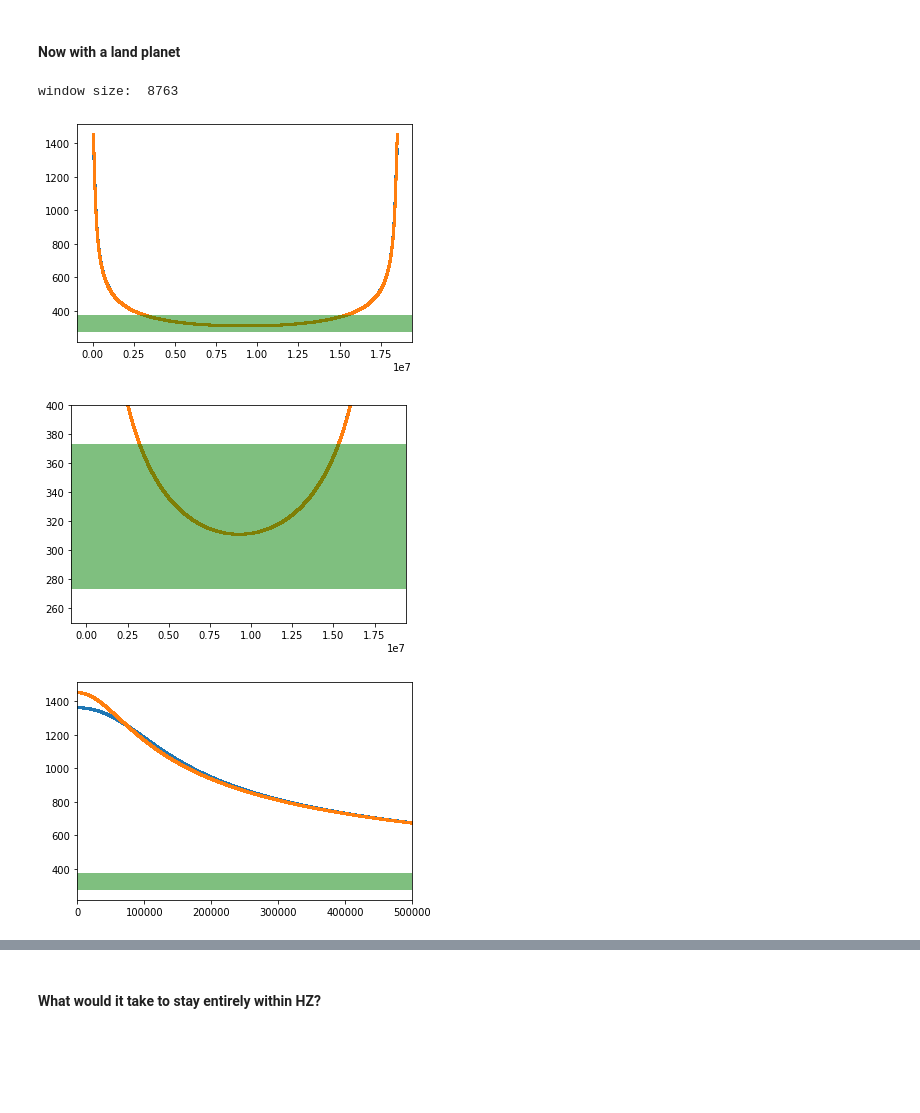
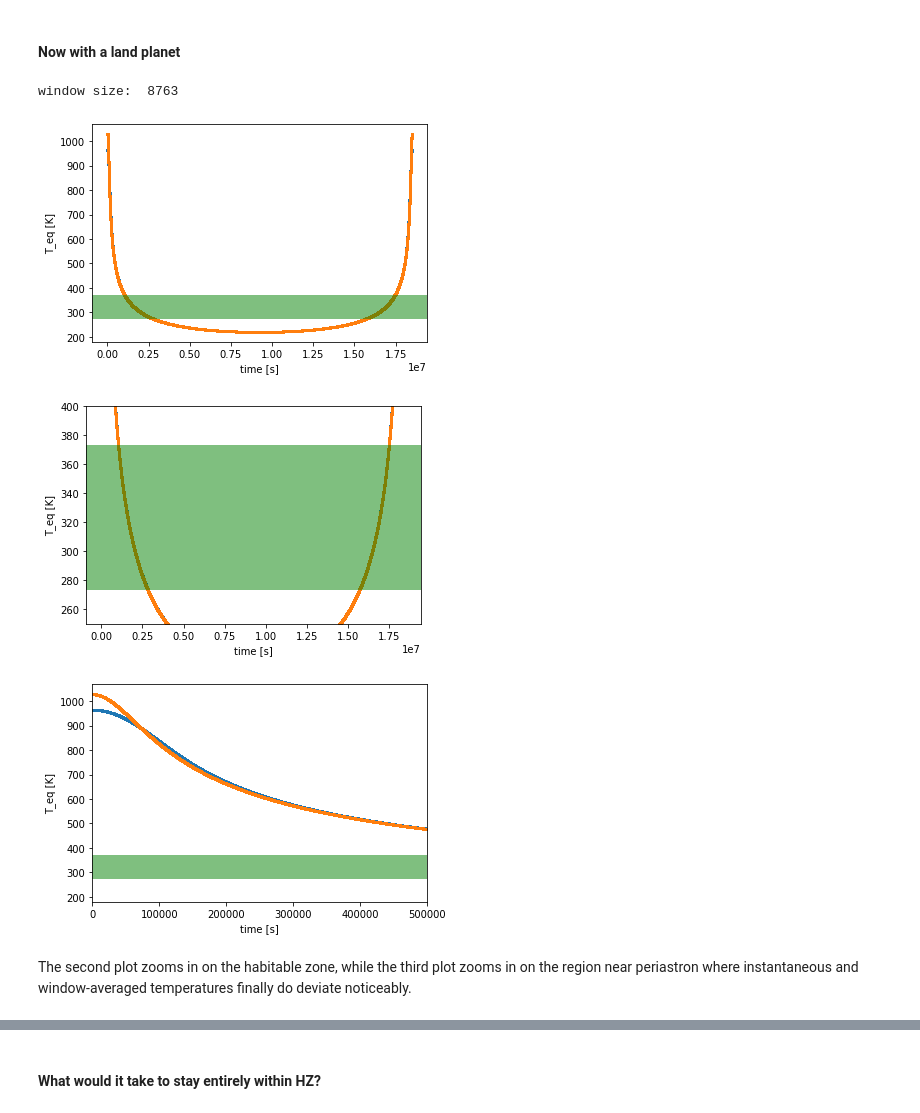
Before and after one commit to cl3425/uf-class-repo, a Jupyter notebook: exoplanets/hw1.ipynb, the cells around one changed output, grey strips where cells are left out. Cells and saved outputs as stored; diff of their text form; code cells hidden in the pictures; blank space fills up the shorter version.

```diff
--- a/exoplanets/hw1.ipynb
+++ b/exoplanets/hw1.ipynb
@@ -129,12 +131,11 @@ L_star = 3.839e33 # erg/s
 a = 0.7*1.496e13
 e = 363./365 # from my bday
 e = 333./365 # less pathological e
-#e = 0.4
 A = 0.3
 specific_L = calc_specific_L(a, e, m_star) # recalculate specific L using new a and e
 
 def teff(L_star, d, A): # where d is distance from star, ie. r
-    return (L_star*(1-A)/(4*np.pi*stefan_boltzmann*d**2))**0.25
+    return (L_star*(1-A)/(16*np.pi*stefan_boltzmann*d**2))**0.25
 
 # calculate instantaneous Teff at every timestep
 temps = []
@@ -160,6 +161,8 @@ plt.scatter(times, temps, s=2, label="Teff")
 plt.plot(times, np.ones(len(times))*373, label="boiling pt")
 plt.plot(times, np.ones(len(times))*273, label="freezing pt")
 plt.axhspan(273, 373, facecolor='g', alpha=0.5)
+plt.xlabel('time [s]')
+plt.ylabel('T_eq [K]')
 plt.show()
 
 plt.scatter(times, temps, s=2, label="Teff")
@@ -167,5 +170,7 @@ plt.plot(times, np.ones(len(times))*373, label="boiling pt")
 plt.plot(times, np.ones(len(times))*273, label="freezing pt")
 plt.axhspan(273, 373, facecolor='g', alpha=0.5)
 plt.ylim(200, 500)
+plt.xlabel('time [s]')
+plt.ylabel('T_eq [K]')
 plt.show()
 # %% [output]
@@ -196,7 +199,7 @@ Me from future: jk, going from manual cycling to pandas moving average with a si
 # %%
 stefan_boltzmann = 5.67e-5 # g s^-3 K^-4
 L_star = 3.839e33 # erg/s
-a = 0.7*1.496e13
+a = 0.8*1.496e13
 e = 363./365 # from my bday
 #e = 333./365 # less pathological e
 #e = 33./365 # well-behaved e for sanity check
@@ -233,6 +236,8 @@ plt.scatter(times, temps, s=2, label="Teff")
 plt.plot(times, np.ones(len(times))*373, label="boiling pt")
 plt.plot(times, np.ones(len(times))*273, label="freezing pt")
 plt.axhspan(273, 373, facecolor='g', alpha=0.5)
+plt.xlabel('time [s]')
+plt.ylabel('T_eq [K]')
 plt.show()
 
 plt.scatter(times, temps, s=2, label="Teff")
@@ -240,5 +245,7 @@ plt.plot(times, np.ones(len(times))*373, label="boiling pt")
 plt.plot(times, np.ones(len(times))*273, label="freezing pt")
 plt.axhspan(273, 373, facecolor='g', alpha=0.5)
 plt.ylim(200, 500)
+plt.xlabel('time [s]')
+plt.ylabel('T_eq [K]')
 plt.show()
 # %% [output]
@@ -324,36 +325,44 @@ window = 75*24*3600/40 # land planet has 40x smaller heat capacity, per Dressing
 window_size = int(np.floor(window/delta_t))
 print("window size: ", window_size)
 
 df = pd.DataFrame()
 df['times'] = times
 df['temps'] = temps
 df = pd.concat([df, df]) # sneaky simple way to allow moving average window to wrap around df
 #print(pd.concat([df.iloc[window_size:], df.iloc[:window_size]]).rolling(window_size, center=True).mean())
 #print(df.rolling(window_size, center=True).mean())
 #plt.scatter(times, pd.concat([df.iloc[window_size:], df.iloc[:window_size]]).rolling(window_size, center=True).mean().temps, s=2)
 plt.scatter(df.times, df.rolling(window_size, center=True).mean().temps, s=2)
 plt.scatter(df.times, df.temps, s=2)
 plt.axhspan(273, 373, facecolor='g', alpha=0.5)
+plt.xlabel('time [s]')
+plt.ylabel('T_eq [K]')
 plt.show()
 
 # zoom in
 plt.scatter(df.times, df.rolling(window_size, center=True).mean().temps, s=2)
 plt.scatter(df.times, df.temps, s=2)
 plt.axhspan(273, 373, facecolor='g', alpha=0.5)
 plt.ylim(250, 400)
+plt.xlabel('time [s]')
+plt.ylabel('T_eq [K]')
 plt.show()
 
 # zoom in
 plt.scatter(df.times, df.rolling(window_size, center=True).mean().temps, s=2)
 plt.scatter(df.times, df.temps, s=2)
 plt.axhspan(273, 373, facecolor='g', alpha=0.5)
 plt.xlim(0, 5e5)
+plt.xlabel('time [s]')
+plt.ylabel('T_eq [K]')
 plt.show()
 # %% [output]
 window size:  8763
-[figure, old version]
+[figure, new version]
-[figure, old version]
+[figure, new version]
-[figure, old version]
+[figure, new version]
+# %% [markdown]
+The second plot zooms in on the habitable zone, while the third plot zooms in on the region near periastron where instantaneous and window-averaged temperatures finally do deviate noticeably.
 # %%
 # plot the difference
 plt.scatter(df.times, df.temps - df.rolling(window_size, center=True).mean().temps, s=2)
```
Also changed, not shown: parts of 32 cells of this notebook.
